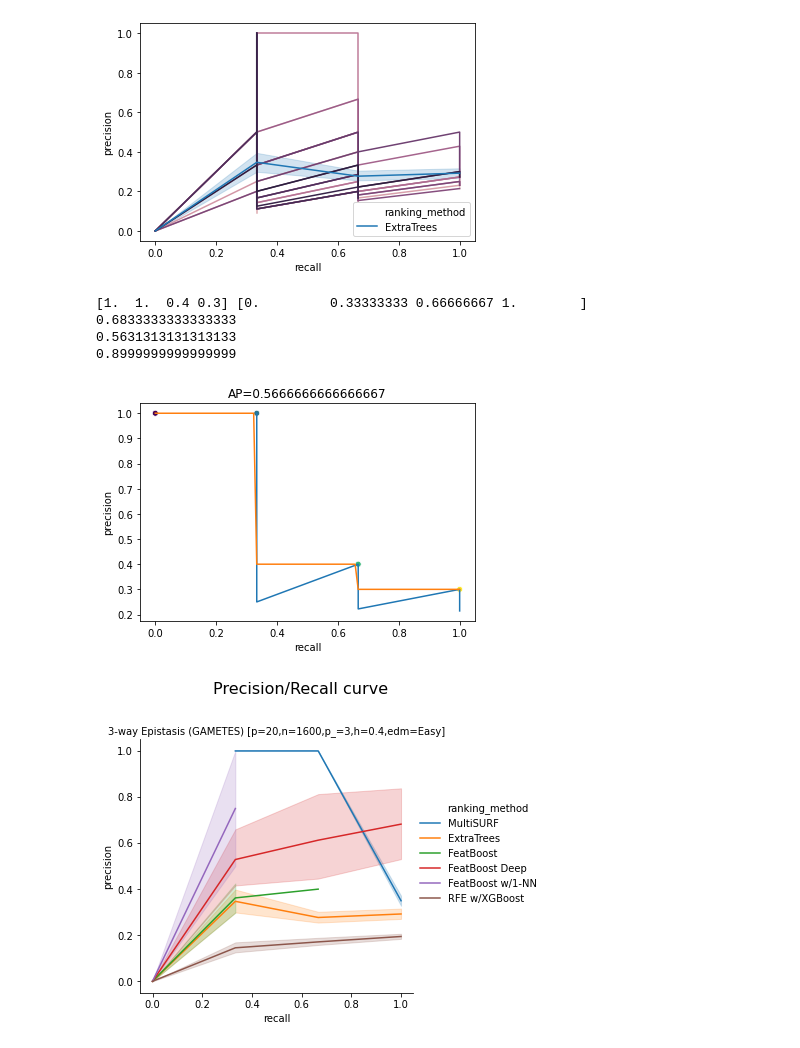
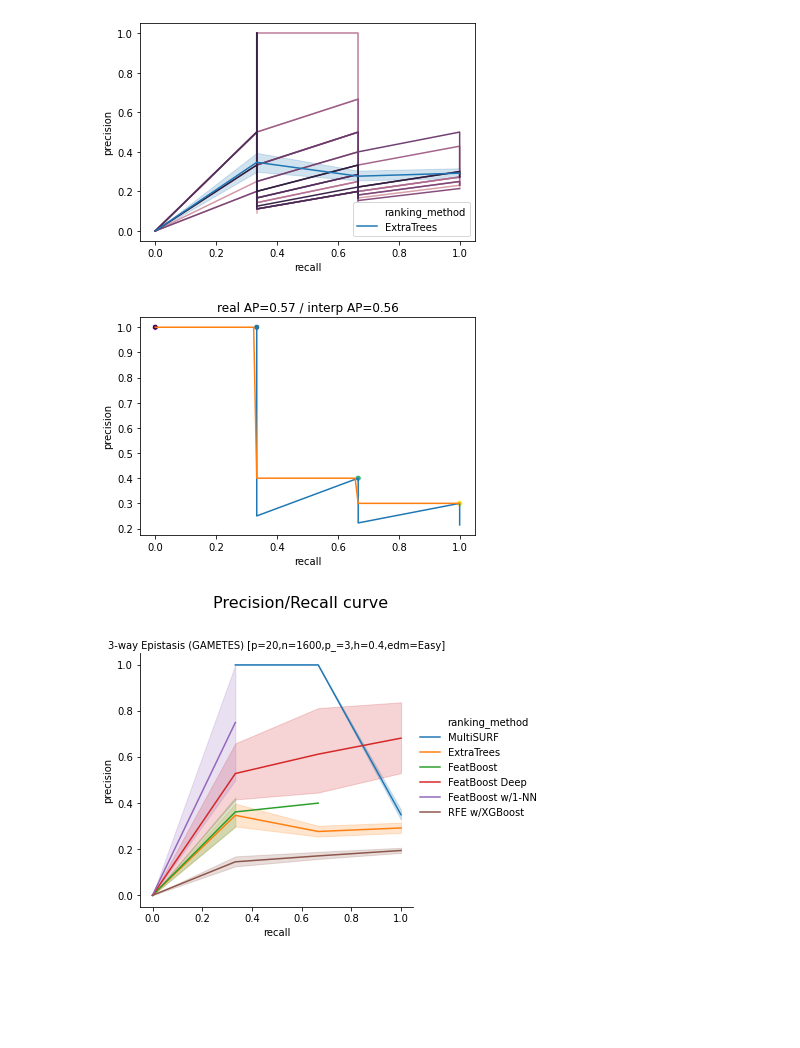
Before and after one commit to dunnkers/feature-selection, a Jupyter notebook: analysis/benchmark-20200524/stat-analysis.ipynb, the cells around one changed output. Saved outputs shown, nothing was run; the diff lists cells and outputs as text; code cells hidden in the pictures; blank space fills up the shorter version.

Commit message:
Compute mAP 💪🏻 `mean-average-precision`

```diff
--- a/analysis/benchmark-20200524/stat-analysis.ipynb
+++ b/analysis/benchmark-20200524/stat-analysis.ipynb
@@ -101,51 +98,54 @@ g = sns.lineplot(data=et, x='recall', y='precision', hue='ranking_method')
 [figure]
 # %%
 from scipy import interpolate
-# repl = et[et['replica_no'] == 1]
-# repl = repl.sort_values('feature_rank')[['feature_rank', 'recall', 'precision']]
 
 # https://towardsdatascience.com/breaking-down-mean-average-precision-map-ae462f623a52
 def interpolate_pr(replica):
     recalls = np.unique(replica.recall)
     def max_precision(recall): # find max precision value given recall
         return replica[replica['recall'] == recall]['precision'].max()
     precisions = list(map(max_precision, recalls))
     return np.r_[1, precisions], np.r_[0, recalls]
 
 def sample_interp_pr(precision, recall):
-    recalls = np.linspace(0, 1, 100)
+    recalls = np.linspace(0, recall.max(), 100)
     fn = interpolate.interp1d(recall, precision, kind='next')
+                              # fill_value='extrapolate')
+                              # extrapolating would mean finishing
+                              # any curve by filling the last values
+                              # when curve stops before recall == 1.0
     precisions = fn(recalls)
     return precisions, recalls
 
-def average_precision(precision, recall):
-    return -np.sum(np.diff(np.r_[recall, 0]) * np.r_[precision, 1][:-1])
+def interpolate_ap(replica):
+    precision, recall = interpolate_pr(replica)
+    precision_, recall_ = sample_interp_pr(precision, recall)
+    AP = np.sum(np.r_[0, np.diff(recall)] * precision)
+    AP_ = np.trapz(precision_, recall_) # interpolated value
 
-for _, data in et.groupby('replica_no'):
-    sns.lineplot(data=data, x='recall', y='precision', estimator=None, sort=False)
-    ap = average_precision(data.precision, data.recall)
-    precision, recall = interpolate_pr(data)
-    precision_, recall_ = sample_interp_pr(precision, recall)
-    # ap = average_precision(precision, recall)
-    # ap_ = average_precision(precision_, recall_)
-    # print(precision, recall)
-    # print(np.trapz(precision, recall)) # takes 'straight' paths
-    # print(np.sum(np.prod([precision, recall], axis=0)))
+    sns.lineplot(data=replica, x='recall', y='precision', estimator=None, sort=False)
     sns.scatterplot(x=recall,y=precision)
     sns.lineplot(x=recall_,y=precision_)
-    ap = np.sum(np.r_[0, np.diff(recall)] * precision)
-    ap_ = np.trapz(precision_, recall_) # interpolated value
-    plt.title('AP={}'.format(ap))
+    plt.title('real AP={:.2f} / interp AP={:.2f}'.format(AP, AP_))
     plt.show()
-    break
-# sns.lineplot(data=et, x='feature_rank', y='recall')
-# sns.lineplot(data=et, x='feature_rank', y='precision')
+
+    return precision, recall, AP
+
+def interpolate_mean_ap(replicas):
+    mAP = []
+    mps = [] # mean precisions
+    for _, data in replicas.groupby('replica_no'):
+        interpolate_ap(data)
+        break
+    # mAP = np.mean(mAP)
+    # mps = np.mean(mps, axis=0)
+
+interpolate_mean_ap(et)
+# sns.lineplot(x=recall, y=precision)
+# plt.title('mAP={}'.format(mAP))
+# plt.show()
 # %% [output]
-[1.  1.  0.4 0.3] [0.         0.33333333 0.66666667 1.        ]
-0.6833333333333333
-0.5631313131313133
-0.8999999999999999
-[figure, old version]
+[figure, new version]
 # %%
 dat = statdata[statdata['name'] == '3-way Epistasis (GAMETES)']
 g = sns.relplot(data=dat.sort_values('feature_rank'),
```
Also changed, not shown: parts of 1 cell of this notebook.
